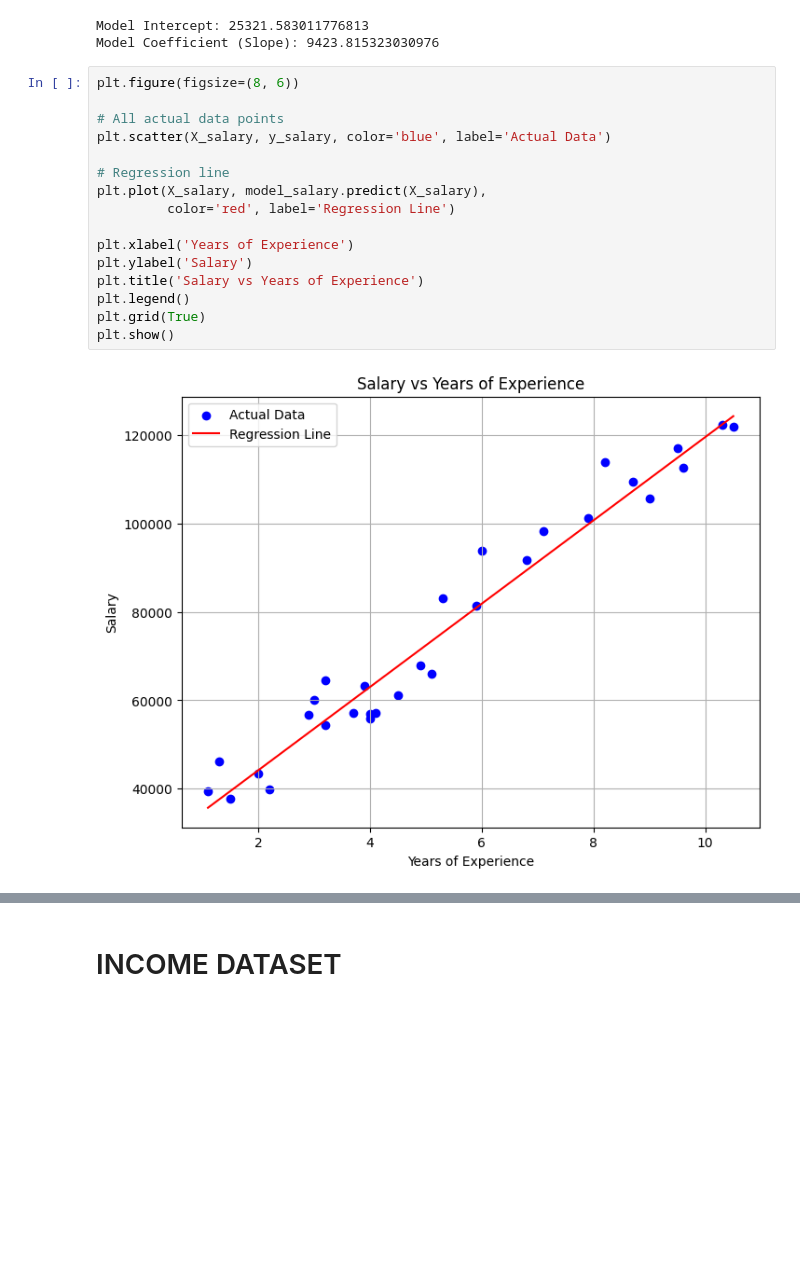
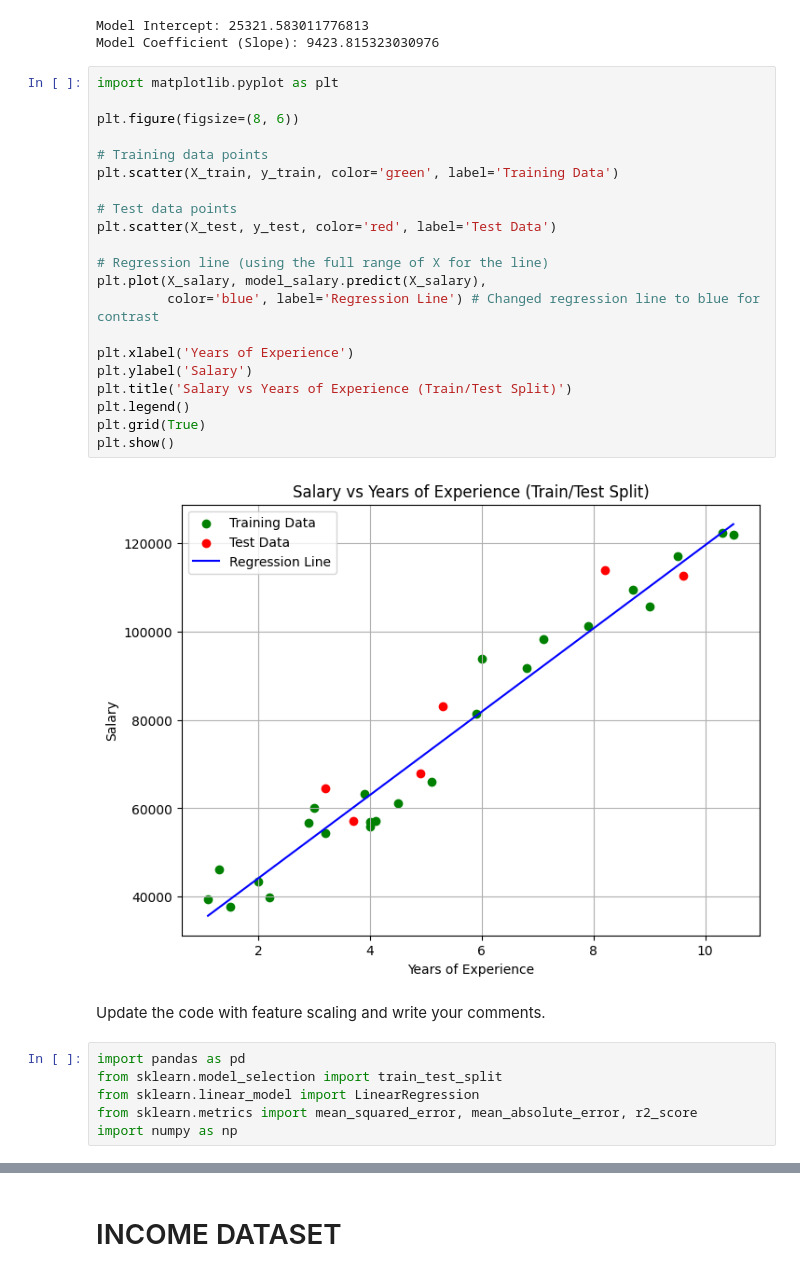
Before and after one commit to Swathi04705/Applied-Machine-Learning-Lab, a Jupyter notebook: salary_income.ipynb, the cells around one changed output, grey strips where cells are left out. Saved outputs shown, nothing was run; the diff lists cells and outputs as text; blank space fills up the shorter version.

```diff
--- a/salary_income.ipynb
+++ b/salary_income.ipynb
@@ -87,20 +87,33 @@ print("Model Coefficient (Slope):", model_salary.coef_[0])
 Model Intercept: 25321.583011776813
 Model Coefficient (Slope): 9423.815323030976
 # %%
+import matplotlib.pyplot as plt
+
 plt.figure(figsize=(8, 6))
 
-# All actual data points
-plt.scatter(X_salary, y_salary, color='blue', label='Actual Data')
+# Training data points
+plt.scatter(X_train, y_train, color='green', label='Training Data')
 
-# Regression line
+# Test data points
+plt.scatter(X_test, y_test, color='red', label='Test Data')
+
+# Regression line (using the full range of X for the line)
 plt.plot(X_salary, model_salary.predict(X_salary),
-         color='red', label='Regression Line')
+         color='blue', label='Regression Line') # Changed regression line to blue for contrast
 
 plt.xlabel('Years of Experience')
 plt.ylabel('Salary')
-plt.title('Salary vs Years of Experience')
+plt.title('Salary vs Years of Experience (Train/Test Split)')
 plt.legend()
 plt.grid(True)
 plt.show()
 # %% [output]
-[figure, old version]
+[figure, new version]
+# %% [markdown]
+Update the code with feature scaling and write your comments.
+# %%
+import pandas as pd
+from sklearn.model_selection import train_test_split
+from sklearn.linear_model import LinearRegression
+from sklearn.metrics import mean_squared_error, mean_absolute_error, r2_score
+import numpy as np
```
Also changed, not shown: parts of 25 cells of this notebook.
